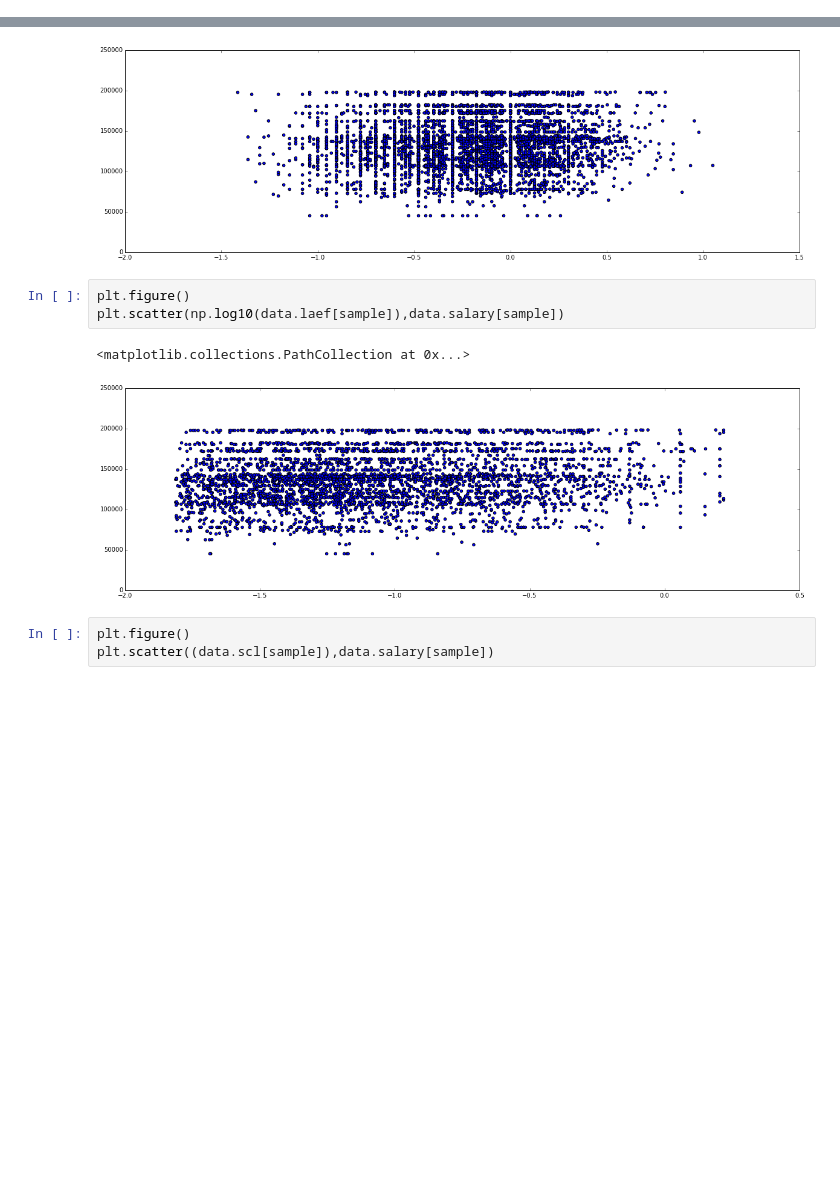
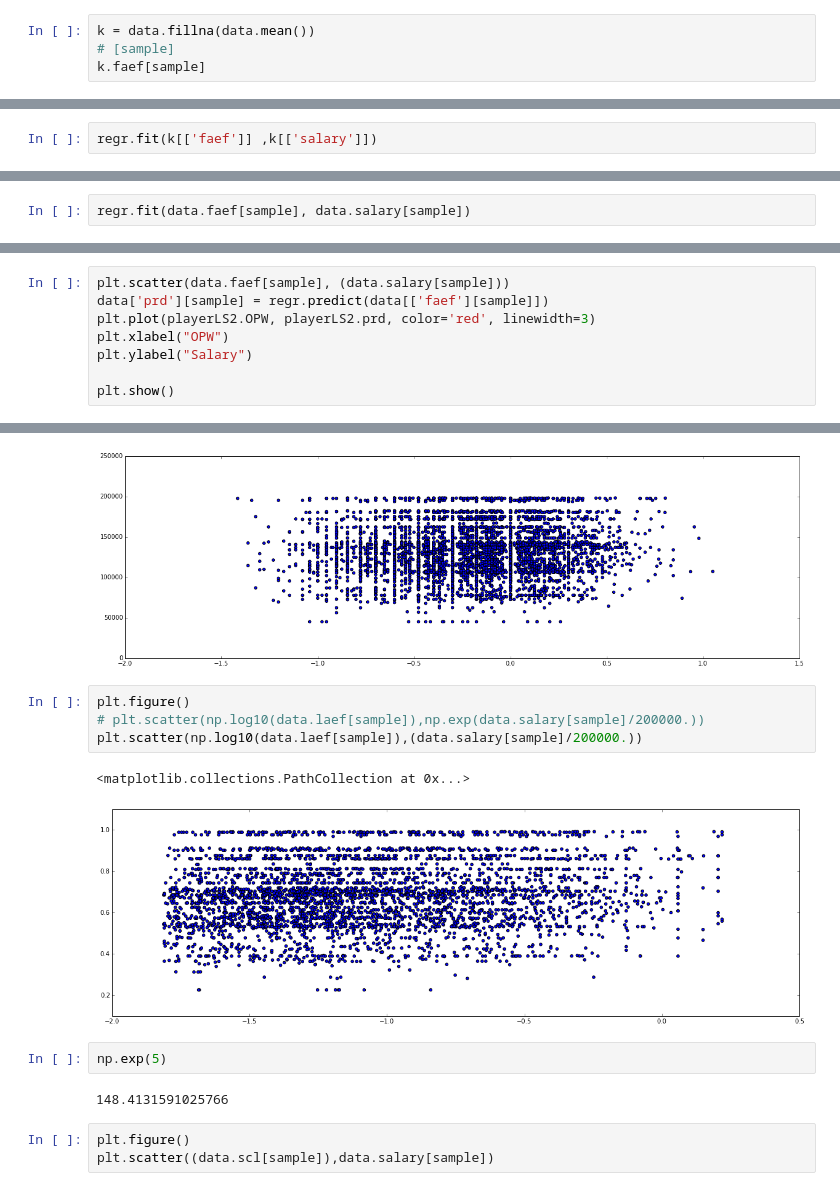
Before and after one commit to shinwachi/cs109_firstOrPerish, a Jupyter notebook: analysis/salary_analysis.ipynb, the cells around one changed output, grey strips where cells are left out. Cells and saved outputs as stored; diff of their text form; blank space fills up the shorter version.

Commit message:
added salary EDA

```diff
--- a/analysis/salary_analysis.ipynb
+++ b/analysis/salary_analysis.ipynb
@@ -133,0 +153,4 @@ plt.scatter(np.log10(data.faef[sample]),data.salary[sample])
+# %%
+k = data.fillna(data.mean())
+# [sample]
+k.faef[sample]
@@ -133,0 +175,2 @@ plt.scatter(np.log10(data.faef[sample]),data.salary[sample])
+# %%
+regr.fit(k[['faef']] ,k[['salary']])
@@ -133,0 +228,2 @@ plt.scatter(np.log10(data.faef[sample]),data.salary[sample])
+# %%
+regr.fit(data.faef[sample], data.salary[sample])
@@ -134,3 +232,11 @@ plt.scatter(np.log10(data.faef[sample]),data.salary[sample])
+# %%
+plt.scatter(data.faef[sample], (data.salary[sample]))
+data['prd'][sample] = regr.predict(data[['faef'][sample]])
+plt.plot(playerLS2.OPW, playerLS2.prd, color='red', linewidth=3)
+plt.xlabel("OPW")
+plt.ylabel("Salary")
+
+plt.show()
 # %%
 plt.figure()
 plt.scatter(np.log10(data.frqfa[sample]),data.salary[sample])
@@ -139,10 +245,15 @@ plt.scatter(np.log10(data.frqfa[sample]),data.salary[sample])
 [figure]
 # %%
 plt.figure()
-plt.scatter(np.log10(data.laef[sample]),data.salary[sample])
+# plt.scatter(np.log10(data.laef[sample]),np.exp(data.salary[sample]/200000.))
+plt.scatter(np.log10(data.laef[sample]),(data.salary[sample]/200000.))
 # %% [output]
 <matplotlib.collections.PathCollection at 0x...>
-[figure, old version]
+[figure, new version]
+# %%
+np.exp(5)
+# %% [output]
+148.4131591025766
 # %%
 plt.figure()
 plt.scatter((data.scl[sample]),data.salary[sample])
```
Also changed, not shown: parts of 11 cells of this notebook, 5 other files.
